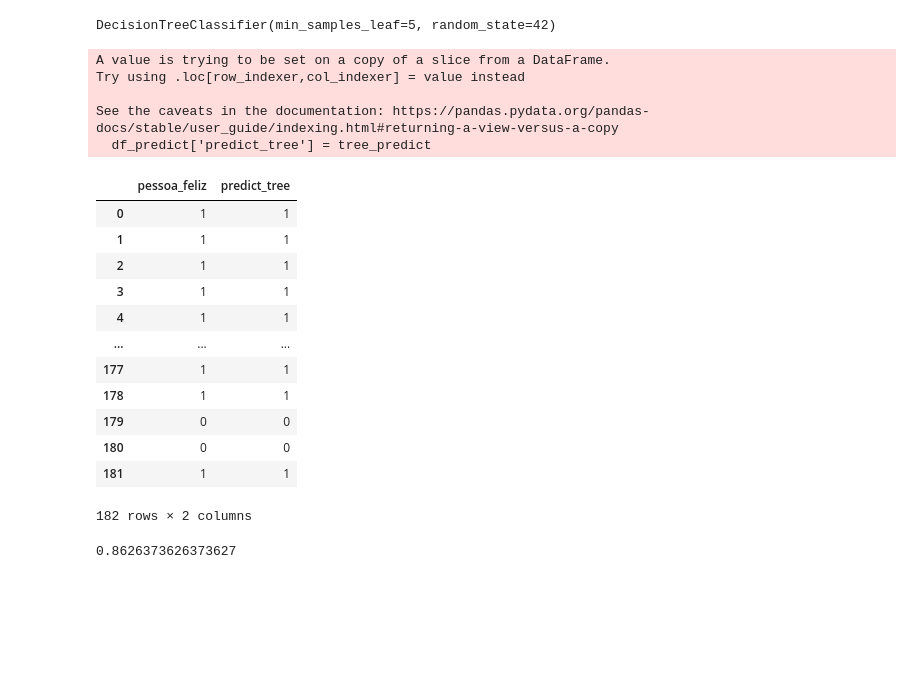
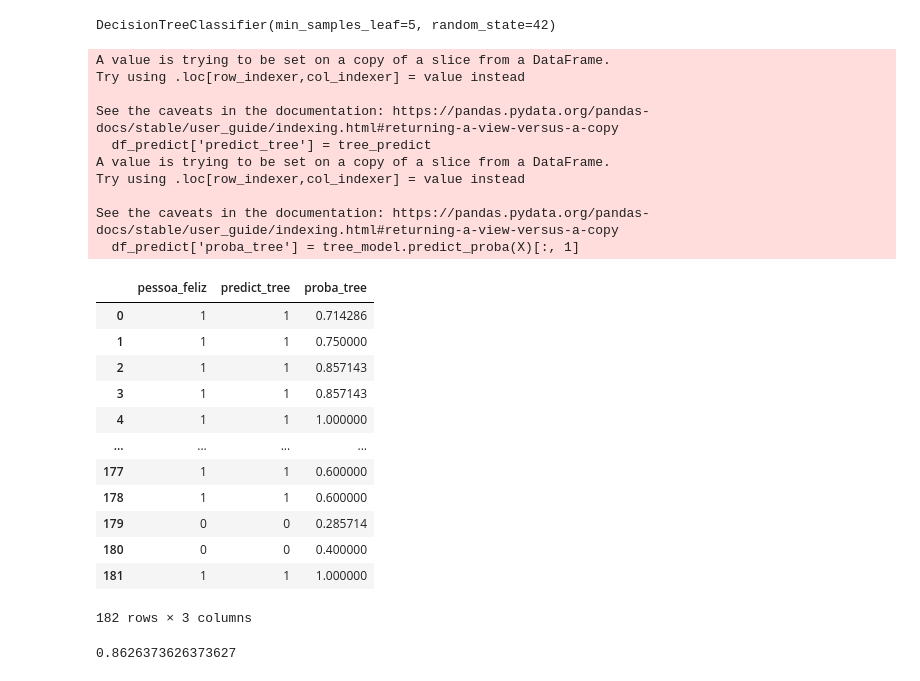
Before and after one commit to renancasalle/ml-4-poneis, a Jupyter notebook: metricas.ipynb, the cells around one changed output. Saved outputs shown, nothing was run; the diff lists cells and outputs as text; code cells hidden in the pictures; blank space fills up the shorter version.

Commit message:
Implement feature X to enhance user experience and fix bug Y in module Z

```diff
--- a/metricas.ipynb
+++ b/metricas.ipynb
@@ -63,28 +63,34 @@ DecisionTreeClassifier(min_samples_leaf=5, random_state=42)
 # %%
 tree_predict = tree_model.predict(X)
 
 df_predict = df_analise[['pessoa_feliz']]
 df_predict['predict_tree'] = tree_predict
+df_predict['proba_tree'] = tree_model.predict_proba(X)[:, 1]
 df_predict
 # %% [output]
 A value is trying to be set on a copy of a slice from a DataFrame.
 Try using .loc[row_indexer,col_indexer] = value instead
 
 See the caveats in the documentation: https://pandas.pydata.org/pandas-docs/stable/user_guide/indexing.html#returning-a-view-versus-a-copy
   df_predict['predict_tree'] = tree_predict
+A value is trying to be set on a copy of a slice from a DataFrame.
+Try using .loc[row_indexer,col_indexer] = value instead
+
+See the caveats in the documentation: https://pandas.pydata.org/pandas-docs/stable/user_guide/indexing.html#returning-a-view-versus-a-copy
+  df_predict['proba_tree'] = tree_model.predict_proba(X)[:, 1]
-|  | pessoa_feliz | predict_tree |
-| 0 | 1 | 1 |
-| 1 | 1 | 1 |
-| 2 | 1 | 1 |
-| 3 | 1 | 1 |
-| 4 | 1 | 1 |
-| ... | ... | ... |
-| 177 | 1 | 1 |
-| 178 | 1 | 1 |
-| 179 | 0 | 0 |
-| 180 | 0 | 0 |
-| 181 | 1 | 1 |
+|  | pessoa_feliz | predict_tree | proba_tree |
+| 0 | 1 | 1 | 0.714286 |
+| 1 | 1 | 1 | 0.750000 |
+| 2 | 1 | 1 | 0.857143 |
+| 3 | 1 | 1 | 0.857143 |
+| 4 | 1 | 1 | 1.000000 |
+| ... | ... | ... | ... |
+| 177 | 1 | 1 | 0.600000 |
+| 178 | 1 | 1 | 0.600000 |
+| 179 | 0 | 0 | 0.285714 |
+| 180 | 0 | 0 | 0.400000 |
+| 181 | 1 | 1 | 1.000000 |
-182 rows × 2 columns
+182 rows × 3 columns
 # %%
 # Acurácia do modelo
 
```
Also changed, not shown: parts of 2 cells of this notebook.
